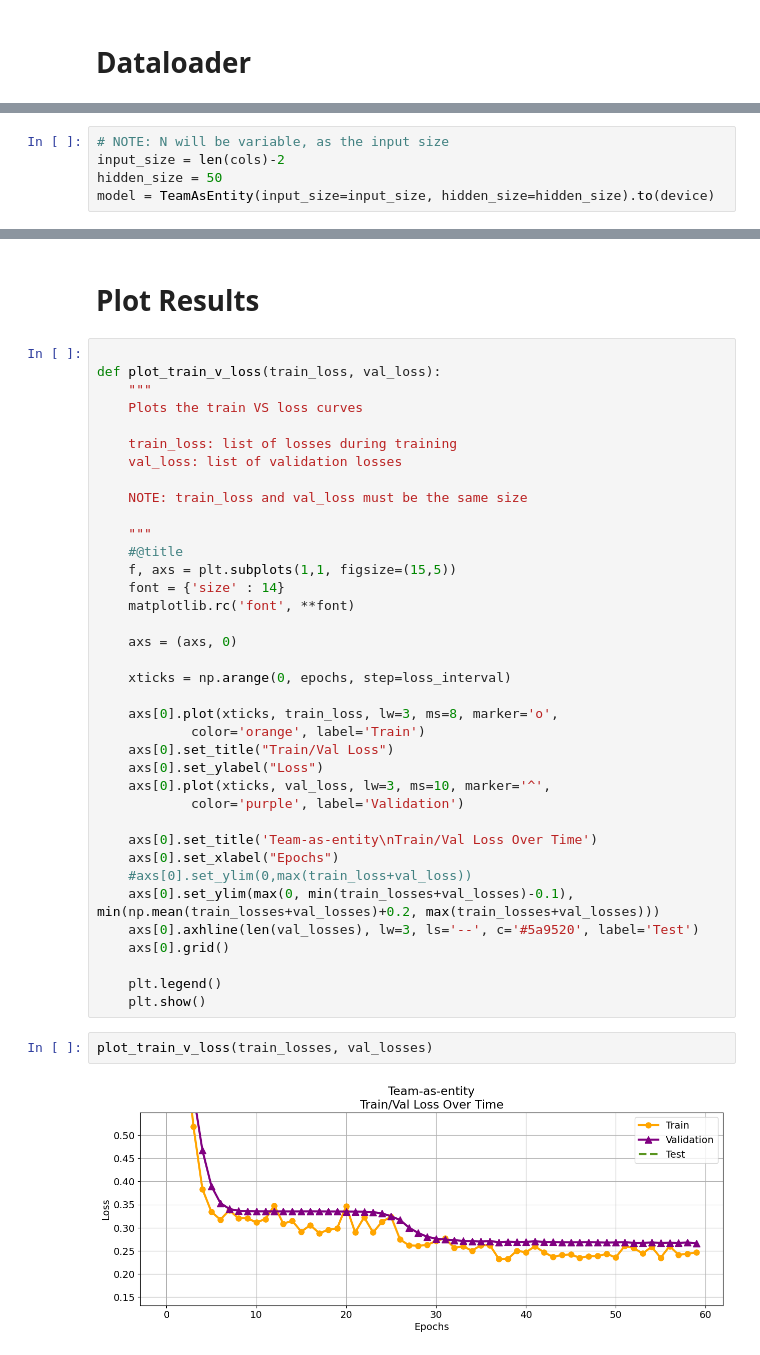
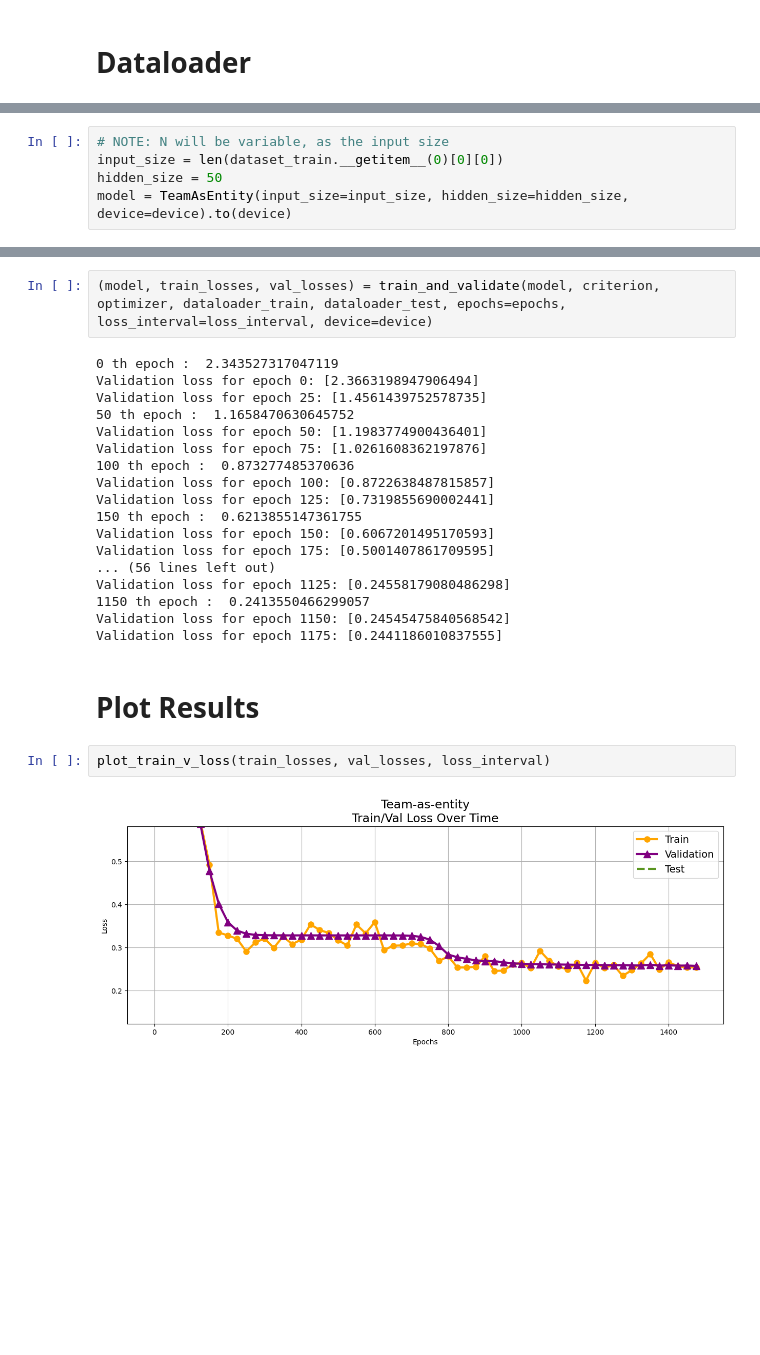
Before and after one commit to RandumbRobot/hockey-player-stats-predictor, a Jupyter notebook: team_entity_nn_nb.ipynb, the cells around one changed output, grey strips where cells are left out. Cells and saved outputs as stored; diff of their text form; blank space fills up the shorter version.

```diff
--- a/team_entity_nn_nb.ipynb
+++ b/team_entity_nn_nb.ipynb
@@ -125,6 +50,6 @@ print(dataset_train.__getitem__(0))
 # %%
 # NOTE: N will be variable, as the input size
-input_size = len(cols)-2
+input_size = len(dataset_train.__getitem__(0)[0][0])
 hidden_size = 50
-model = TeamAsEntity(input_size=input_size, hidden_size=hidden_size).to(device)
+model = TeamAsEntity(input_size=input_size, hidden_size=hidden_size, device=device).to(device)
 # %%
@@ -213,43 +60,26 @@ Validation loss for epoch 1475: [0.26657605171203613]
+# %%
+(model, train_losses, val_losses) = train_and_validate(model, criterion, optimizer, dataloader_train, dataloader_test, epochs=epochs, loss_interval=loss_interval, device=device)
+# %% [output]
+0 th epoch :  2.343527317047119
+Validation loss for epoch 0: [2.3663198947906494]
+Validation loss for epoch 25: [1.4561439752578735]
+50 th epoch :  1.1658470630645752
+Validation loss for epoch 50: [1.1983774900436401]
+Validation loss for epoch 75: [1.0261608362197876]
+100 th epoch :  0.873277485370636
+Validation loss for epoch 100: [0.8722638487815857]
+Validation loss for epoch 125: [0.7319855690002441]
+150 th epoch :  0.6213855147361755
+Validation loss for epoch 150: [0.6067201495170593]
+Validation loss for epoch 175: [0.5001407861709595]
+... (56 lines left out)
+Validation loss for epoch 1125: [0.24558179080486298]
+1150 th epoch :  0.2413550466299057
+Validation loss for epoch 1150: [0.24545475840568542]
+Validation loss for epoch 1175: [0.2441186010837555]
 # %% [markdown]
 # Plot Results
-# %%
-
-def plot_train_v_loss(train_loss, val_loss):
-    """
-    Plots the train VS loss curves
-
-    train_loss: list of losses during training
-    val_loss: list of validation losses
-
-    NOTE: train_loss and val_loss must be the same size
-
-    """
-    #@title
-    f, axs = plt.subplots(1,1, figsize=(15,5))
-    font = {'size' : 14}
-    matplotlib.rc('font', **font)
-
-    axs = (axs, 0)
-
-    xticks = np.arange(0, epochs, step=loss_interval)
-
-    axs[0].plot(xticks, train_loss, lw=3, ms=8, marker='o',
-            color='orange', label='Train')
-    axs[0].set_title("Train/Val Loss")
-    axs[0].set_ylabel("Loss")
-    axs[0].plot(xticks, val_loss, lw=3, ms=10, marker='^',
-            color='purple', label='Validation')
-
-    axs[0].set_title('Team-as-entity\nTrain/Val Loss Over Time')
-    axs[0].set_xlabel("Epochs")
-    #axs[0].set_ylim(0,max(train_loss+val_loss))
-    axs[0].set_ylim(max(0, min(train_losses+val_losses)-0.1), min(np.mean(train_losses+val_losses)+0.2, max(train_losses+val_losses)))
-    axs[0].axhline(len(val_losses), lw=3, ls='--', c='#5a9520', label='Test')
-    axs[0].grid()
-
-    plt.legend()
-    plt.show()
 # %%
-plot_train_v_loss(train_losses, val_losses)
+plot_train_v_loss(train_losses, val_losses, loss_interval)
 # %% [output]
-[figure, old version]
+[figure, new version]
```
Also changed, not shown: parts of 10 cells of this notebook, 9 other files.
